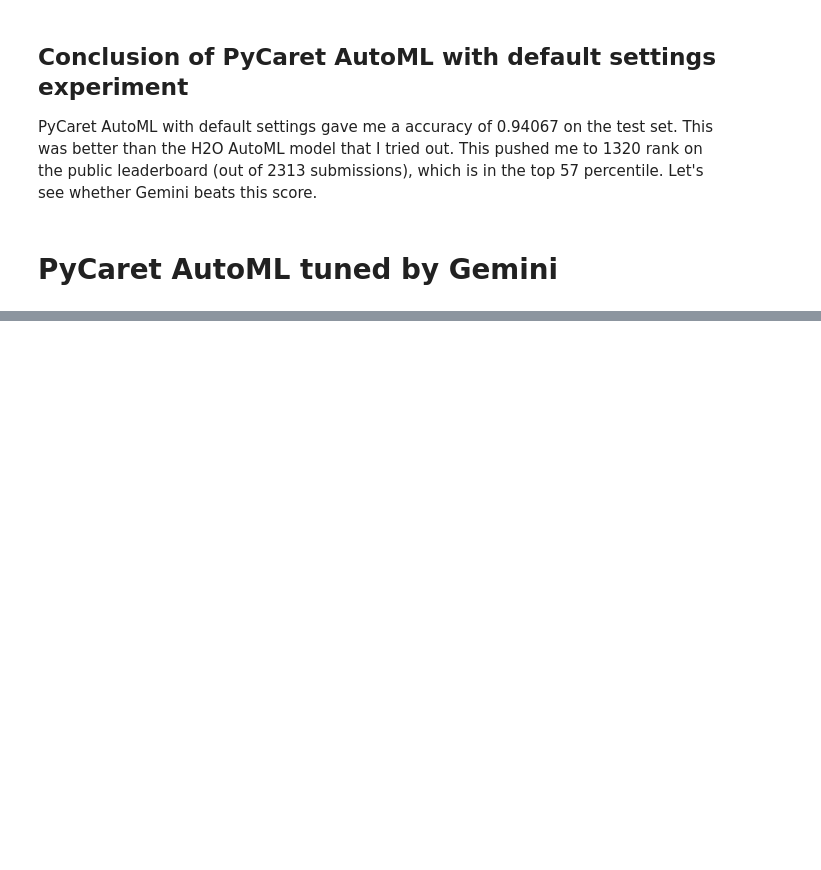
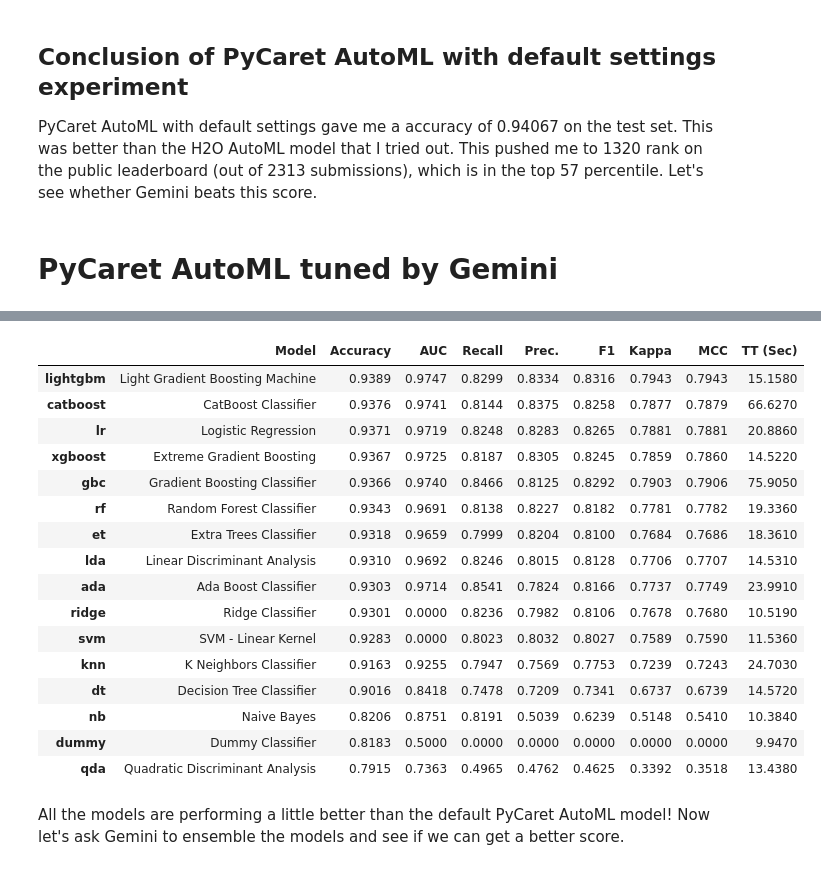
Before and after one commit to vinothpandian/kaggle_gemini_long_context, a Jupyter notebook: notebook.ipynb, the cells around one changed output, grey strips where cells are left out. Cells and saved outputs as stored; diff of their text form; code cells hidden in the pictures; blank space fills up the shorter version.

```diff
--- a/notebook.ipynb
+++ b/notebook.ipynb
@@ -197,0 +640,14 @@ PyCaret AutoML with default settings gave me a accuracy of 0.94067 on the test s
+# %%
+# Setup the experiment with the parameters generated from the chat
+from pycaret.classification import ClassificationExperiment
+
+gemini_experiment = ClassificationExperiment()
+
+gemini_experiment.setup(
+    data=train_df,
+    target="depression",
+    **data_preparation_parameters,
+    **scale_and_transform_parameters,
+    **feature_engineering_parameters,
+    **feature_selection_parameters,
+)
@@ -197,0 +673,3 @@ PyCaret AutoML with default settings gave me a accuracy of 0.94067 on the test s
+# %%
+top10 = gemini_experiment.compare_models(n_select=10)
+# %% [output]
@@ -197,0 +677,19 @@ PyCaret AutoML with default settings gave me a accuracy of 0.94067 on the test s
+|  | Model | Accuracy | AUC | Recall | Prec. | F1 | Kappa | MCC | TT (Sec) |
+| lightgbm | Light Gradient Boosting Machine | 0.9389 | 0.9747 | 0.8299 | 0.8334 | 0.8316 | 0.7943 | 0.7943 | 15.1580 |
+| catboost | CatBoost Classifier | 0.9376 | 0.9741 | 0.8144 | 0.8375 | 0.8258 | 0.7877 | 0.7879 | 66.6270 |
+| lr | Logistic Regression | 0.9371 | 0.9719 | 0.8248 | 0.8283 | 0.8265 | 0.7881 | 0.7881 | 20.8860 |
+| xgboost | Extreme Gradient Boosting | 0.9367 | 0.9725 | 0.8187 | 0.8305 | 0.8245 | 0.7859 | 0.7860 | 14.5220 |
+| gbc | Gradient Boosting Classifier | 0.9366 | 0.9740 | 0.8466 | 0.8125 | 0.8292 | 0.7903 | 0.7906 | 75.9050 |
+| rf | Random Forest Classifier | 0.9343 | 0.9691 | 0.8138 | 0.8227 | 0.8182 | 0.7781 | 0.7782 | 19.3360 |
+| et | Extra Trees Classifier | 0.9318 | 0.9659 | 0.7999 | 0.8204 | 0.8100 | 0.7684 | 0.7686 | 18.3610 |
+| lda | Linear Discriminant Analysis | 0.9310 | 0.9692 | 0.8246 | 0.8015 | 0.8128 | 0.7706 | 0.7707 | 14.5310 |
+| ada | Ada Boost Classifier | 0.9303 | 0.9714 | 0.8541 | 0.7824 | 0.8166 | 0.7737 | 0.7749 | 23.9910 |
+| ridge | Ridge Classifier | 0.9301 | 0.0000 | 0.8236 | 0.7982 | 0.8106 | 0.7678 | 0.7680 | 10.5190 |
+| svm | SVM - Linear Kernel | 0.9283 | 0.0000 | 0.8023 | 0.8032 | 0.8027 | 0.7589 | 0.7590 | 11.5360 |
+| knn | K Neighbors Classifier | 0.9163 | 0.9255 | 0.7947 | 0.7569 | 0.7753 | 0.7239 | 0.7243 | 24.7030 |
+| dt | Decision Tree Classifier | 0.9016 | 0.8418 | 0.7478 | 0.7209 | 0.7341 | 0.6737 | 0.6739 | 14.5720 |
+| nb | Naive Bayes | 0.8206 | 0.8751 | 0.8191 | 0.5039 | 0.6239 | 0.5148 | 0.5410 | 10.3840 |
+| dummy | Dummy Classifier | 0.8183 | 0.5000 | 0.0000 | 0.0000 | 0.0000 | 0.0000 | 0.0000 | 9.9470 |
+| qda | Quadratic Discriminant Analysis | 0.7915 | 0.7363 | 0.4965 | 0.4762 | 0.4625 | 0.3392 | 0.3518 | 13.4380 |
+# %% [markdown]
+All the models are performing a little better than the default PyCaret AutoML model! Now let's ask Gemini to ensemble the models and see if we can get a better score.
```
Also changed, not shown: parts of 38 cells of this notebook, 6 other files.
